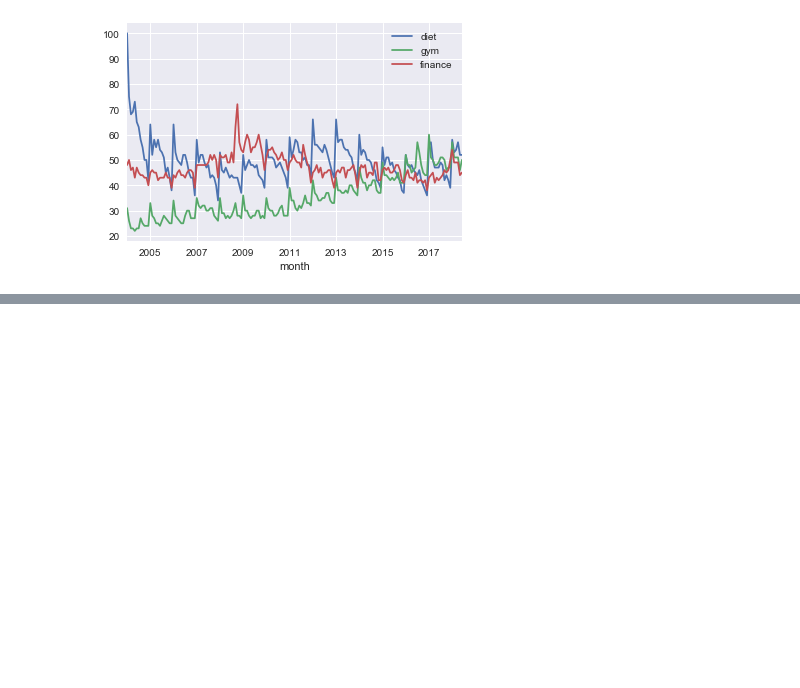
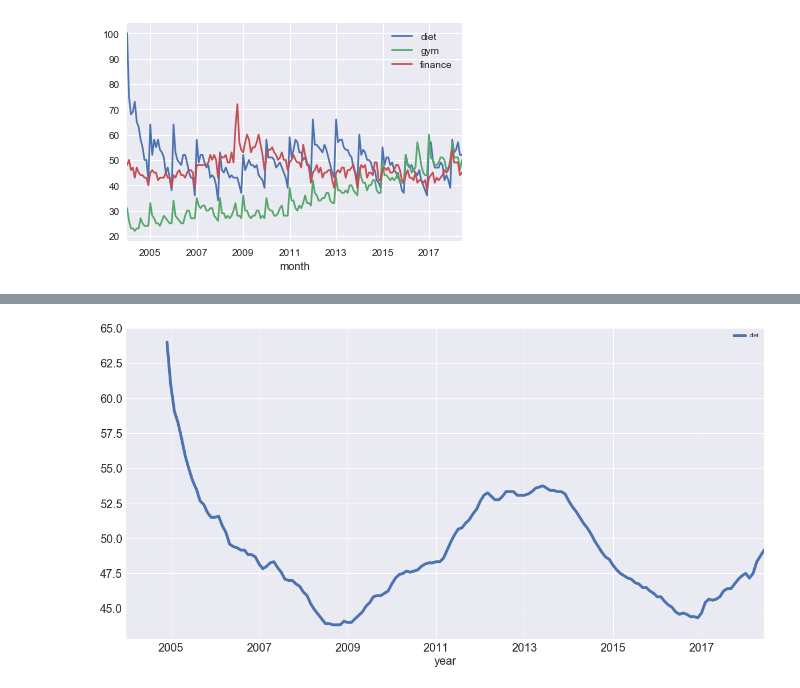
Before and after one commit to zfreedman/data_camp_time_series, a Jupyter notebook: Untitled.ipynb, the cells around one changed output, grey strips where cells are left out. Drawn from its saved outputs; the diff is of its cells as text; code cells hidden in the pictures; blank space fills up the shorter version.

```diff
--- a/Untitled.ipynb
+++ b/Untitled.ipynb
@@ -100,0 +130,3 @@ df.plot()
+# %%
+diet = df[["diet"]]
+diet.head()
@@ -100,0 +141,2 @@ df.plot()
+# %%
+diet_window_size0 = 12
@@ -100,0 +155,5 @@ df.plot()
+# %%
+diet.rolling(diet_window_size0).mean().plot(figsize=(20, 10), linewidth=5, fontsize=20)
+plt.xlabel("year", fontsize=20);
+# %% [output]
+[figure, added]
```
Also changed, not shown: parts of 20 cells of this notebook.
